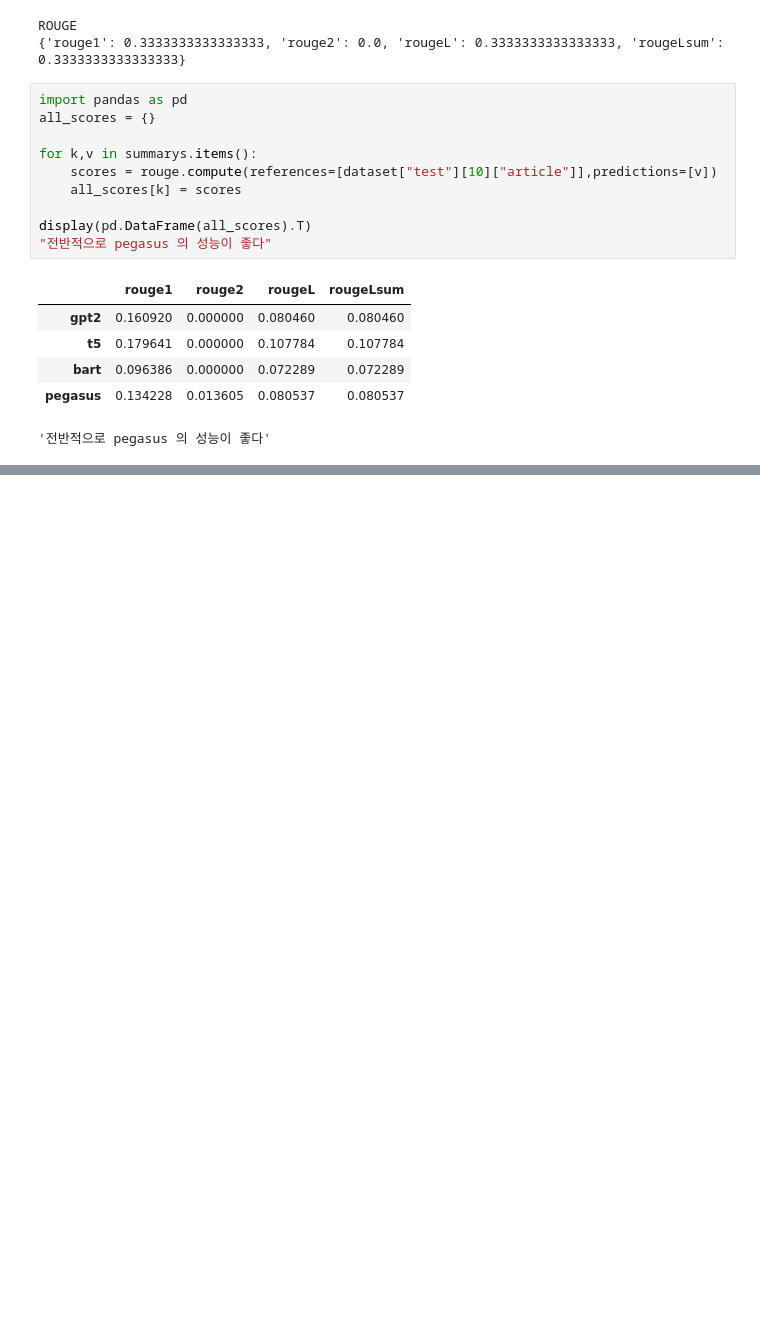
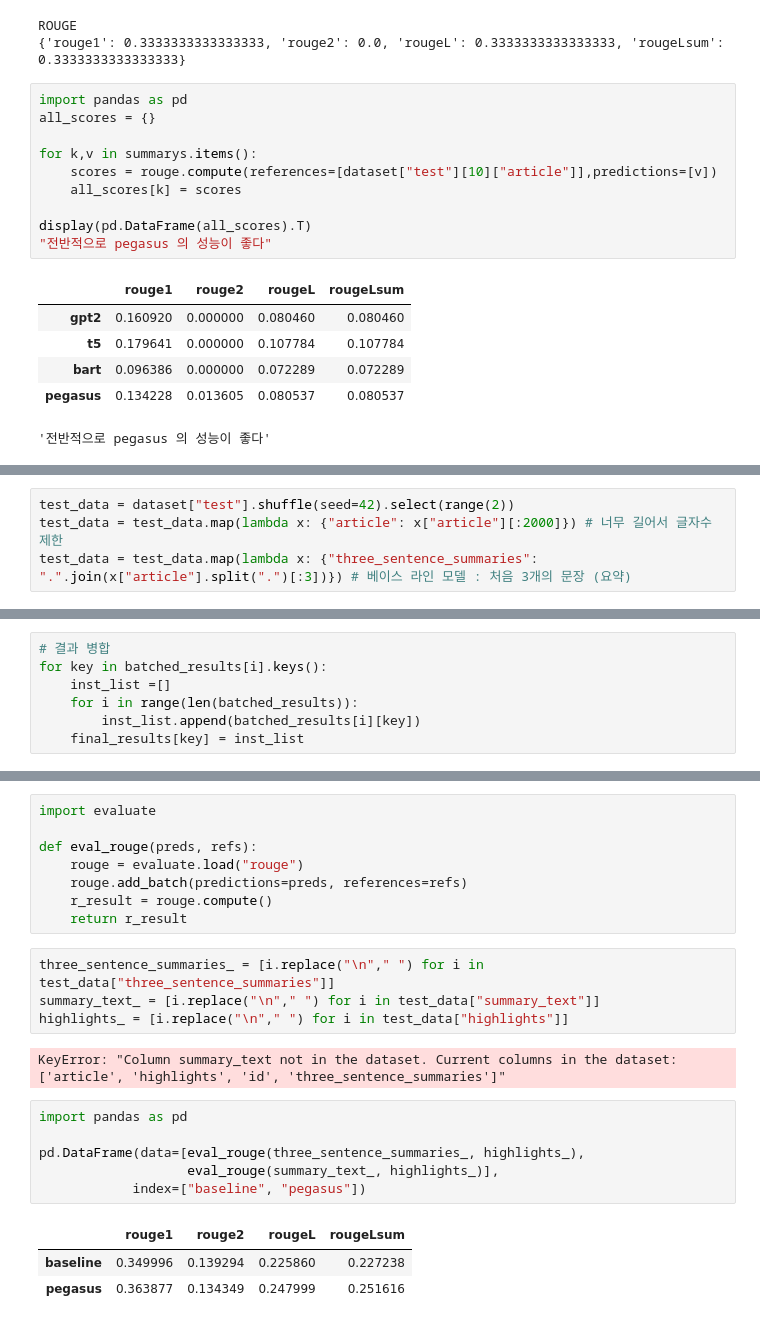
Before and after one commit to tommyjin2894/ai_study_transformer, a Jupyter notebook: 06_summarization.ipynb, the cells around one changed output, grey strips where cells are left out. Cells and saved outputs as stored; diff of their text form; blank space fills up the shorter version.

```diff
--- a/06_summarization.ipynb
+++ b/06_summarization.ipynb
@@ -317,0 +326,4 @@ print(m_result)
+# %%
+test_data = dataset["test"].shuffle(seed=42).select(range(2))
+test_data = test_data.map(lambda x: {"article": x["article"][:2000]}) # 너무 길어서 글자수 제한
+test_data = test_data.map(lambda x: {"three_sentence_summaries": ".".join(x["article"].split(".")[:3])}) # 베이스 라인 모델 : 처음 3개의 문장 (요약)
@@ -317,0 +361,7 @@ print(m_result)
+# %%
+# 결과 병합
+for key in batched_results[i].keys():
+    inst_list =[]
+    for i in range(len(batched_results)):
+        inst_list.append(batched_results[i][key])
+    final_results[key] = inst_list
@@ -317,0 +379,24 @@ print(m_result)
+# %%
+import evaluate
+
+def eval_rouge(preds, refs):
+    rouge = evaluate.load("rouge")
+    rouge.add_batch(predictions=preds, references=refs)
+    r_result = rouge.compute()
+    return r_result
+# %%
+three_sentence_summaries_ = [i.replace("\n"," ") for i in test_data["three_sentence_summaries"]]
+summary_text_ = [i.replace("\n"," ") for i in test_data["summary_text"]]
+highlights_ = [i.replace("\n"," ") for i in test_data["highlights"]]
+# %% [output]
+KeyError: "Column summary_text not in the dataset. Current columns in the dataset: ['article', 'highlights', 'id', 'three_sentence_summaries']"
+# %%
+import pandas as pd
+
+pd.DataFrame(data=[eval_rouge(three_sentence_summaries_, highlights_),
+                   eval_rouge(summary_text_, highlights_)],
+            index=["baseline", "pegasus"])
+# %% [output]
+|  | rouge1 | rouge2 | rougeL | rougeLsum |
+| baseline | 0.349996 | 0.139294 | 0.225860 | 0.227238 |
+| pegasus | 0.363877 | 0.134349 | 0.247999 | 0.251616 |
```
Also changed, not shown: parts of 9 cells of this notebook.
